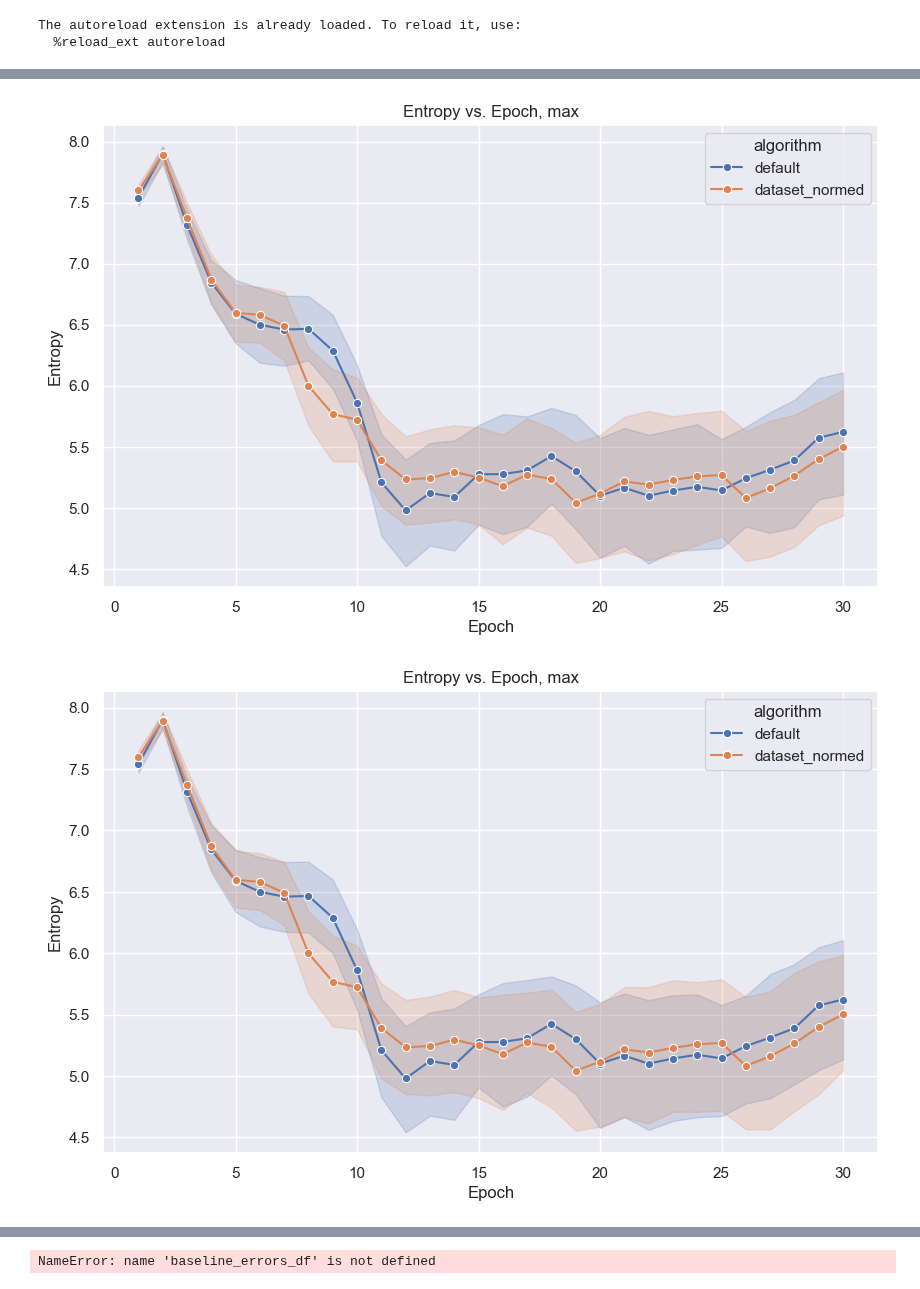
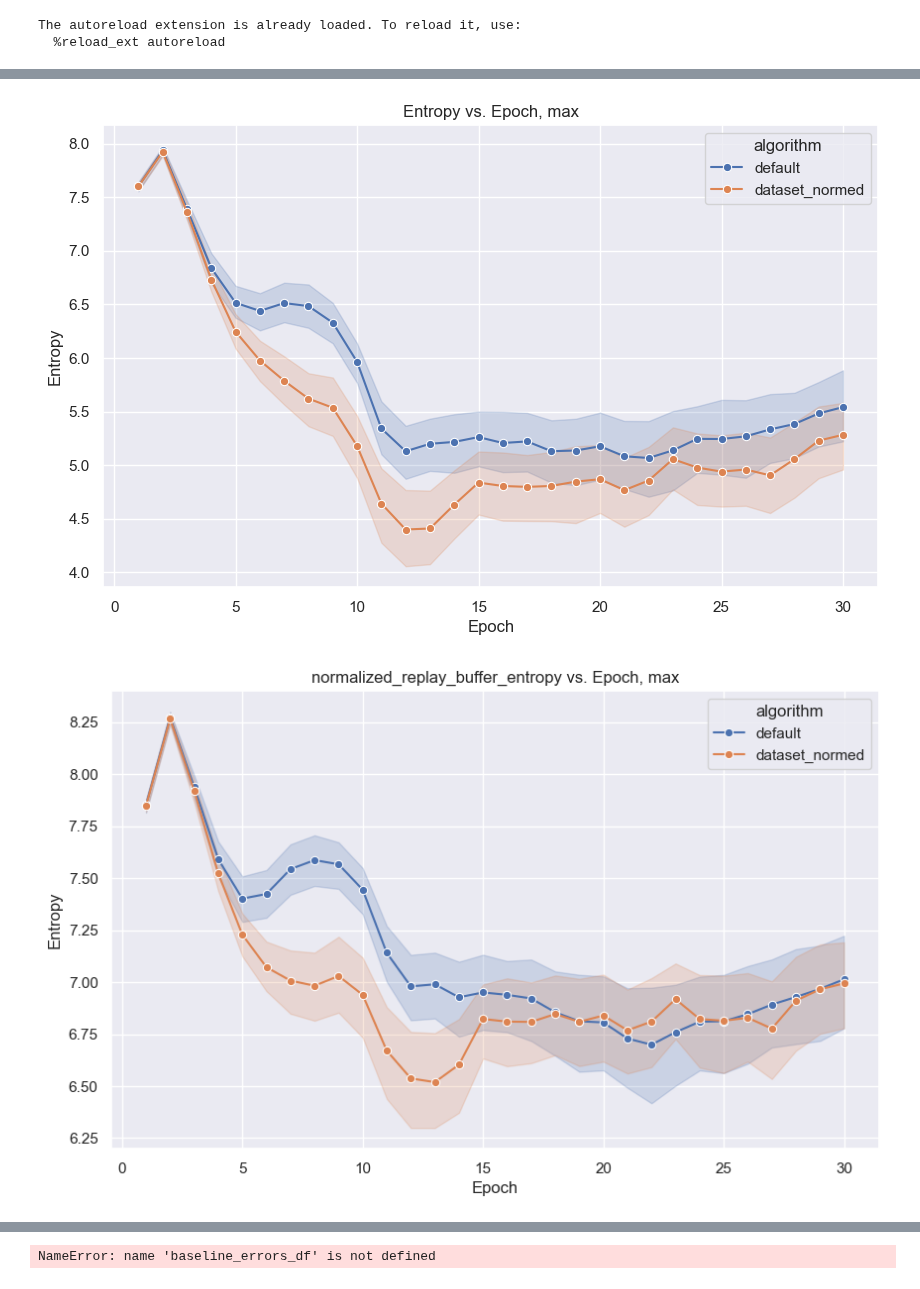
Before and after one commit to mariusdgm/phd-research, a Jupyter notebook: experiments/dqn/analyze_results_adjusted_loss.ipynb, the cells around one changed output, grey strips where cells are left out. Saved outputs shown, nothing was run; the diff lists cells and outputs as text; code cells hidden in the pictures.

Commit message:
ran entropy experiment for normalized rbs

```diff
--- a/experiments/dqn/analyze_results_adjusted_loss.ipynb
+++ b/experiments/dqn/analyze_results_adjusted_loss.ipynb
@@ -29,5 +25,5 @@ sns.set_theme()
 # %%
-root_dir = r".\results\2024Jun05-173226_configs"
+root_dir = r".\results\2024Jun06-150226_configs"
 
 # baseline_dir =  r".\results\2024Apr23-151449_baseline_configs" # Adam, max
 # baseline_dir =  r".\results\2024Apr23-103657_baseline_configs" # Adam, mean
@@ -260,29 +256,29 @@ plt.title(f"Entropy vs. Epoch, {bellman_errors_df['neural_fit_mode'].iloc[0]}")
 
 plt.show()
 # %% [output]
-[figure, old version]
+[figure, new version]
 # %%
 plt.figure(figsize=(10, 6))
 
 # Plot experiment data
 sns.lineplot(
     data=bellman_errors_df,
     x="epoch",
     y="normalized_replay_buffer_entropy",
     hue="algorithm",
     marker="o",
     errorbar="ci",
     #  errorbar=("pi", 100)
 )
 
 
 # Adjustments to plot aesthetics
 plt.xlabel("Epoch")
 plt.ylabel("Entropy")
 # plt.xscale("log")
 # plt.yscale("log")
-plt.title(f"Entropy vs. Epoch, {bellman_errors_df['neural_fit_mode'].iloc[0]}")
+plt.title(f"normalized_replay_buffer_entropy vs. Epoch, {bellman_errors_df['neural_fit_mode'].iloc[0]}")
 
 plt.show()
 # %% [output]
-[figure, old version]
+[figure, new version]
```
Also changed, not shown: parts of 8 cells of this notebook, 4 other files.
